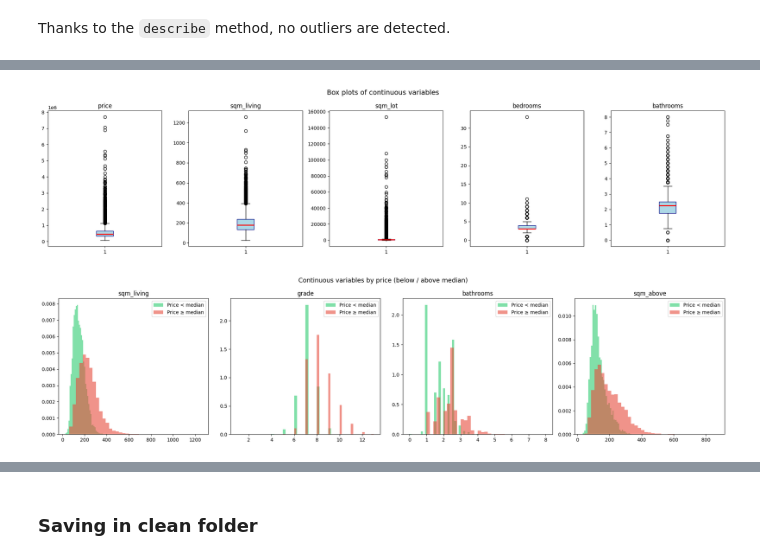
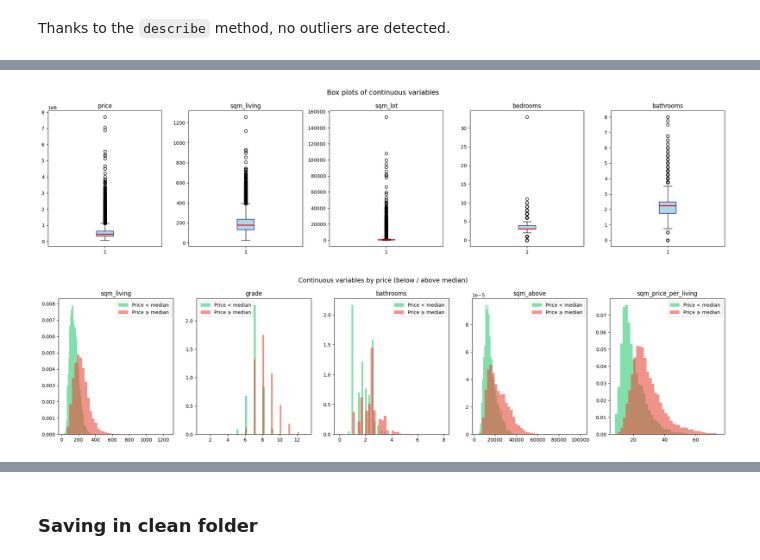
Before and after one commit to axel-achart/apartment-hunter, a Jupyter notebook: notebook.ipynb, the cells around one changed output, grey strips where cells are left out. Saved outputs shown, nothing was run; the diff lists cells and outputs as text; code cells hidden in the pictures.

Commit message:
updated the notebook with corrected price/sqm data

```diff
--- a/notebook.ipynb
+++ b/notebook.ipynb
@@ -85,8 +85,8 @@ df['sqm_basement']=df['sqft_basement']* 0.092903
 df['sqm_living15']=df['sqft_living15']* 0.092903
 df['sqm_price_per_lot']=df['price_per_lot_sqft']* 0.092903
 df['sqm_price_per_living']=df['price_per_living_sqft']* 0.092903
-df['sqm_lot15']=df['sqft_lot15']* 0.092903
-df['sqm_above']=df['sqft_above']* 0.092903
+df['sqm_lot15']=df['sqft_lot15']/ 0.092903
+df['sqm_above']=df['sqft_above']/ 0.092903
 df = df.drop(columns=["sqft_above", 'sqft_living', 'sqft_lot', 'sqft_basement', 'sqft_living15', 'price_per_lot_sqft', 'price_per_living_sqft', 'sqft_lot15'])
 # %% [markdown]
 ### Data distribution for visualizing potential outliers
@@ -151,29 +151,29 @@ Price statistics : {'count': 21613.0, 'mean': 540088.0, 'std': 367127.0, 'min':
 # %%
 fig, axes = plt.subplots(1, 5, figsize=(20, 5))
 fig.suptitle("Box plots of continuous variables", fontsize=14)
 for ax, col in zip(axes, ['price', 'sqm_living', 'sqm_lot', 'bedrooms', 'bathrooms']):
     ax.boxplot(df[col], patch_artist=True,
                boxprops=dict(facecolor='lightblue', color='navy'),
                medianprops=dict(color='red', linewidth=2))
     ax.set_title(col)
 plt.tight_layout()
 plt.show()
 
 
-fig, axes = plt.subplots(1, 4, figsize=(20, 5))
+fig, axes = plt.subplots(1, 5, figsize=(20, 5))
 fig.suptitle("Continuous variables by price (below / above median)",
              fontsize=13)
-for ax, col in zip(axes, ['sqm_living', 'grade', 'bathrooms', 'sqm_above']):
+for ax, col in zip(axes, ['sqm_living', 'grade', 'bathrooms', 'sqm_above','sqm_price_per_living']):
     for val, label, color in [(False, 'Price < median', '#2ecc71'), (True, 'Price ≥ median', '#e74c3c')]:
         ax.hist(df[(df['price'] >= df['price'].median()) == val][col], bins=40,
                 alpha=0.6, label=label, color=color, density=True)
     ax.set_title(col)
     ax.legend()
 plt.tight_layout()
 plt.show()
 # %% [output]
 [figure]
-[figure, old version]
+[figure, new version]
 # %%
 price = df['price']
 
```
Also changed, not shown: parts of 3 cells of this notebook, 1 other file.
